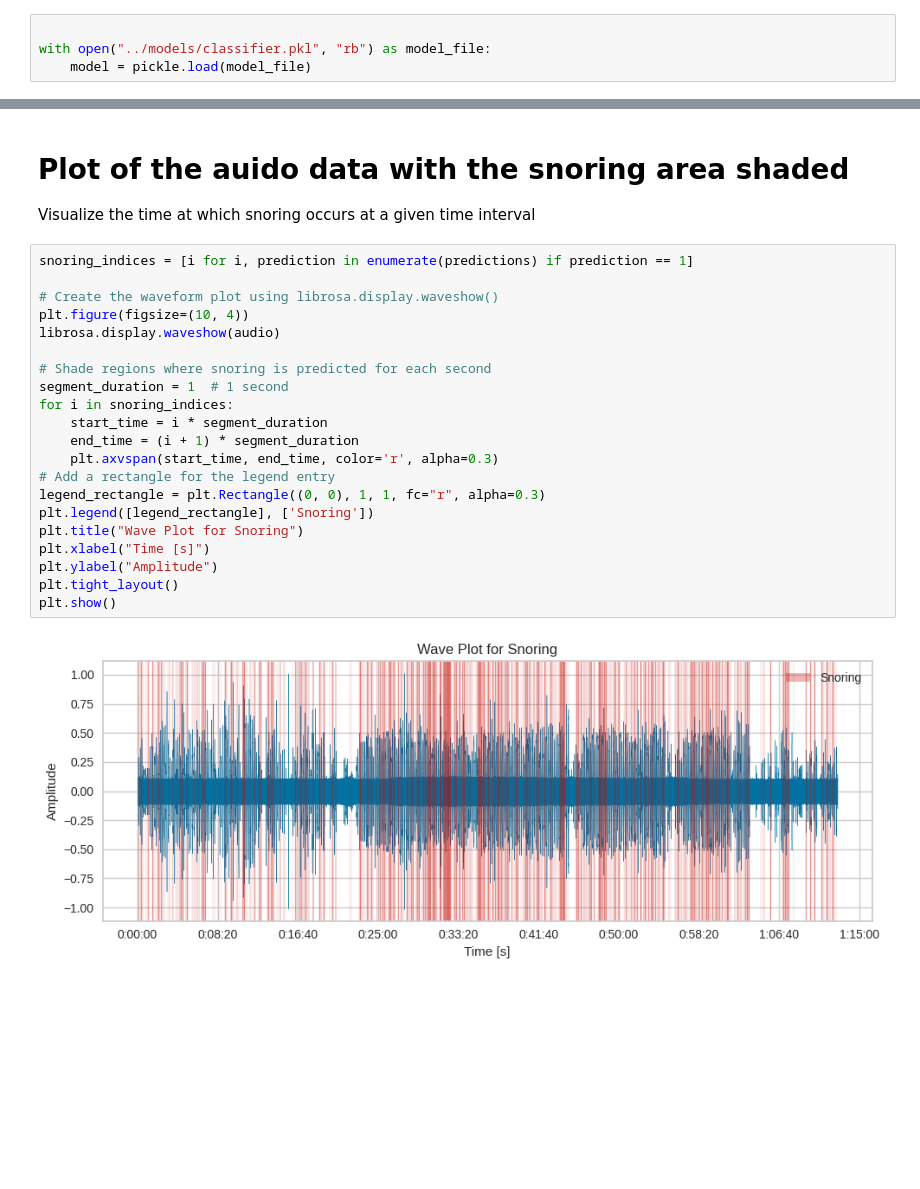
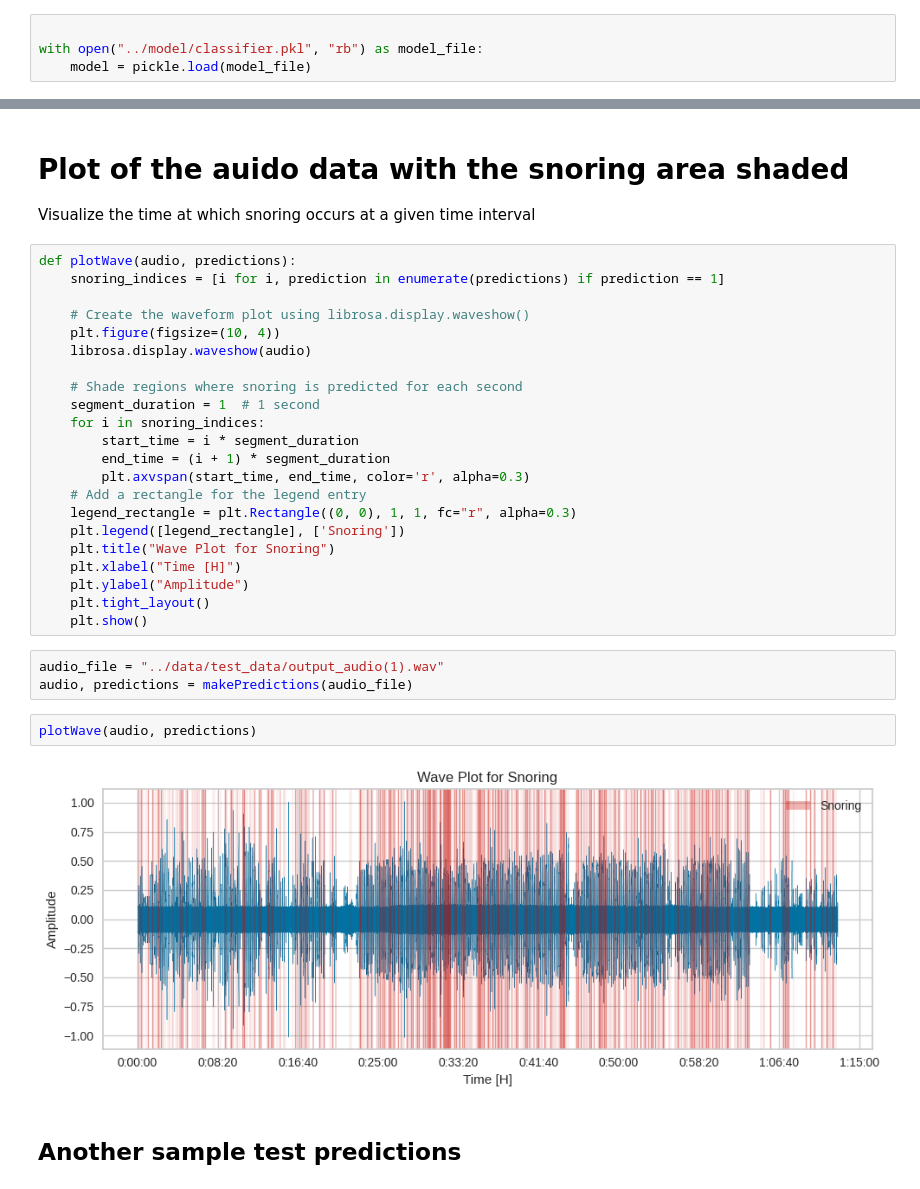
Before and after one commit to Ayikanying-ux/sleepiz_sleep_analysis, a Jupyter notebook: notebooks/preprocessing.ipynb, the cells around one changed output, grey strips where cells are left out. Drawn from its saved outputs; the diff is of its cells as text; blank space fills up the shorter version.

```diff
--- a/notebooks/preprocessing.ipynb
+++ b/notebooks/preprocessing.ipynb
@@ -418,5 +418,5 @@ weighted avg       0.99      0.99      0.99       200
 # Making sample predictions
 # %%
 
-with open("../models/classifier.pkl", "rb") as model_file:
+with open("../model/classifier.pkl", "rb") as model_file:
     model = pickle.load(model_file)
@@ -454,25 +453,33 @@ predictions = model.predict(X_test)
 # Plot of the auido data with the snoring area shaded
 Visualize the time at which snoring occurs at a given time interval
 # %%
-snoring_indices = [i for i, prediction in enumerate(predictions) if prediction == 1]
+def plotWave(audio, predictions):
+    snoring_indices = [i for i, prediction in enumerate(predictions) if prediction == 1]
 
-# Create the waveform plot using librosa.display.waveshow()
-plt.figure(figsize=(10, 4))
-librosa.display.waveshow(audio)
+    # Create the waveform plot using librosa.display.waveshow()
+    plt.figure(figsize=(10, 4))
+    librosa.display.waveshow(audio)
 
-# Shade regions where snoring is predicted for each second
-segment_duration = 1  # 1 second
-for i in snoring_indices:
-    start_time = i * segment_duration
-    end_time = (i + 1) * segment_duration
-    plt.axvspan(start_time, end_time, color='r', alpha=0.3)
-# Add a rectangle for the legend entry
-legend_rectangle = plt.Rectangle((0, 0), 1, 1, fc="r", alpha=0.3)
-plt.legend([legend_rectangle], ['Snoring'])
-plt.title("Wave Plot for Snoring")
-plt.xlabel("Time [s]")
-plt.ylabel("Amplitude")
-plt.tight_layout()
-plt.show()
+    # Shade regions where snoring is predicted for each second
+    segment_duration = 1  # 1 second
+    for i in snoring_indices:
+        start_time = i * segment_duration
+        end_time = (i + 1) * segment_duration
+        plt.axvspan(start_time, end_time, color='r', alpha=0.3)
+    # Add a rectangle for the legend entry
+    legend_rectangle = plt.Rectangle((0, 0), 1, 1, fc="r", alpha=0.3)
+    plt.legend([legend_rectangle], ['Snoring'])
+    plt.title("Wave Plot for Snoring")
+    plt.xlabel("Time [H]")
+    plt.ylabel("Amplitude")
+    plt.tight_layout()
+    plt.show()
-# %% [output]
-[figure, removed]
+# %%
+audio_file = "../data/test_data/output_audio(1).wav"
+audio, predictions = makePredictions(audio_file)
+# %%
+plotWave(audio, predictions)
+# %% [output]
+[figure, added]
+# %% [markdown]
+## Another sample test predictions
```
Also changed, not shown: parts of 11 cells of this notebook, 6 other files.
